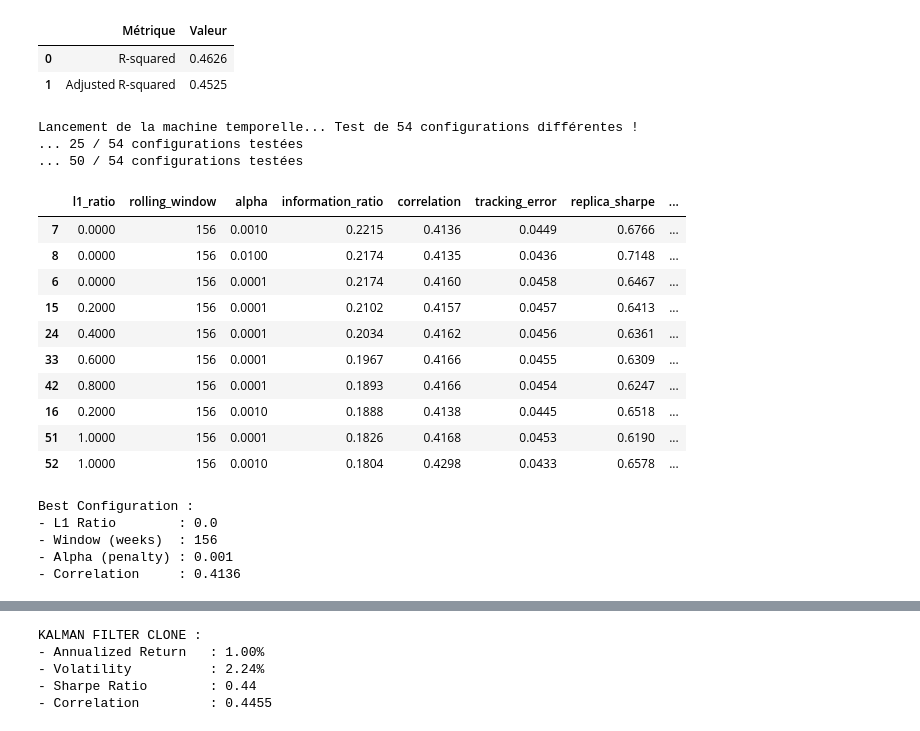
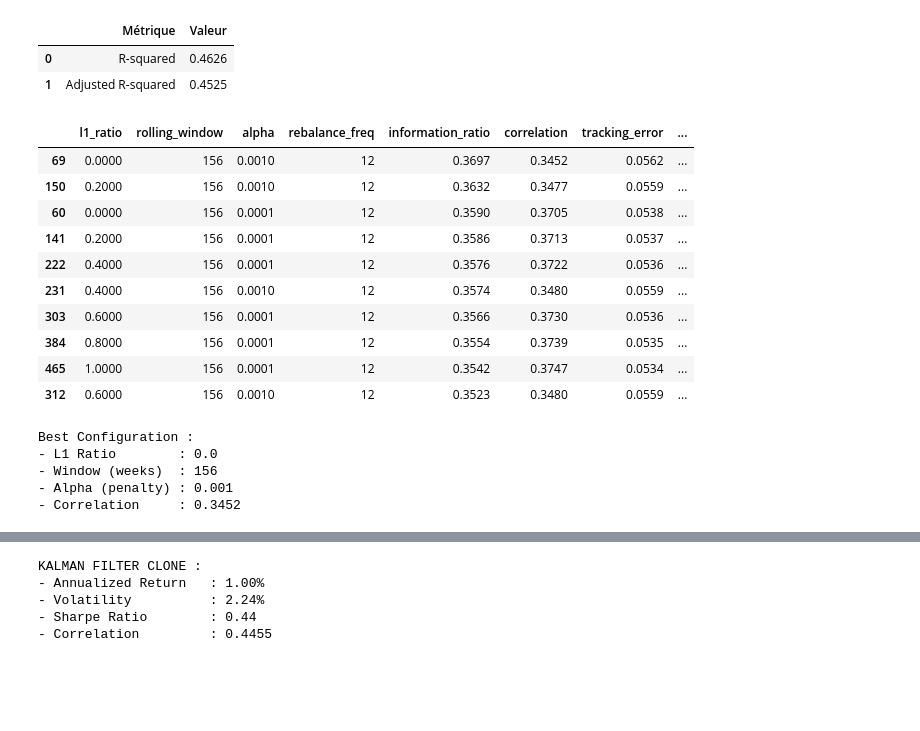
Before and after one commit to Smael-olk/Fintech, a Jupyter notebook: Business Case 3/Portfolio_Replica_Maxence.ipynb, the cells around one changed output, grey strips where cells are left out. Cells and saved outputs as stored; diff of their text form; code cells hidden in the pictures; blank space fills up the shorter version.

```diff
--- a/Business Case 3/Portfolio_Replica_Maxence.ipynb
+++ b/Business Case 3/Portfolio_Replica_Maxence.ipynb
@@ -933,63 +949,53 @@ def run_elastic_net_normalized(l1_ratio, rolling_window, alpha, transaction_cost
 from itertools import product
 from IPython.display import display
 
 # 13. SUPER GRID SEARCH
 
 # Can add rolling fees here
 
 results_normalized = []
 
-total_combinations = len(l1_ratios) * len(rolling_windows) * len(alphas)
-print(f"Lancement de la machine temporelle... Test de {total_combinations} configurations différentes !")
-
 # Loop for each combination of hyperparameters
-for i, (l1_ratio, rolling_window, alpha) in enumerate(product(l1_ratios, rolling_windows, alphas)):
-
-    if i % 25 == 0 and i > 0:
-        print(f"... {i} / {total_combinations} configurations testées")
-
-    result = run_elastic_net_normalized(l1_ratio, rolling_window, alpha, transaction_cost_rate)
+for i, (l1_ratio, rolling_window, alpha, rebalance_freq, top_k_features) in enumerate(product(l1_ratios, rolling_windows, alphas, rebalance_frequencies, top_k_features_list)):
+    result = run_elastic_net_normalized(l1_ratio, rolling_window, alpha, rebalance_freq, top_k_features)
     results_normalized.append(result)
 
 # Final results processing and display
 results_df_normalized = pd.DataFrame(results_normalized)
 sorted_results_normalized = results_df_normalized.sort_values(by='information_ratio', ascending=False)
 
 
 columns_to_display = [
-    'l1_ratio', 'rolling_window', 'alpha',
+    'l1_ratio', 'rolling_window', 'alpha', 'rebalance_freq',
     'information_ratio', 'correlation', 'tracking_error', 'replica_sharpe',
-    'avg_turnover'
+    'avg_turnover', 'top_k_features'
 ]
 display(sorted_results_normalized[columns_to_display].head(10))
 
 # Best configuration summary
 best_config_normalized = sorted_results_normalized.iloc[0]
 print("\nBest Configuration :")
 print(f"- L1 Ratio        : {best_config_normalized['l1_ratio']}")
 print(f"- Window (weeks)  : {best_config_normalized['rolling_window']}")
 print(f"- Alpha (penalty) : {best_config_normalized['alpha']}")
 print(f"- Correlation     : {best_config_normalized['correlation']:.4f}")
 # %% [output]
+|  | l1_ratio | rolling_window | alpha | rebalance_freq | information_ratio | correlation | tracking_error | ... |
+| 69 | 0.0000 | 156 | 0.0010 | 12 | 0.3697 | 0.3452 | 0.0562 | ... |
+| 150 | 0.2000 | 156 | 0.0010 | 12 | 0.3632 | 0.3477 | 0.0559 | ... |
+| 60 | 0.0000 | 156 | 0.0001 | 12 | 0.3590 | 0.3705 | 0.0538 | ... |
+| 141 | 0.2000 | 156 | 0.0001 | 12 | 0.3586 | 0.3713 | 0.0537 | ... |
+| 222 | 0.4000 | 156 | 0.0001 | 12 | 0.3576 | 0.3722 | 0.0536 | ... |
+| 231 | 0.4000 | 156 | 0.0010 | 12 | 0.3574 | 0.3480 | 0.0559 | ... |
+| 303 | 0.6000 | 156 | 0.0001 | 12 | 0.3566 | 0.3730 | 0.0536 | ... |
+| 384 | 0.8000 | 156 | 0.0001 | 12 | 0.3554 | 0.3739 | 0.0535 | ... |
+| 465 | 1.0000 | 156 | 0.0001 | 12 | 0.3542 | 0.3747 | 0.0534 | ... |
+| 312 | 0.6000 | 156 | 0.0010 | 12 | 0.3523 | 0.3480 | 0.0559 | ... |
-Lancement de la machine temporelle... Test de 54 configurations différentes !
-... 25 / 54 configurations testées
-... 50 / 54 configurations testées
+Best Configuration :
+- L1 Ratio        : 0.0
+- Window (weeks)  : 156
+- Alpha (penalty) : 0.001
+- Correlation     : 0.3452
-|  | l1_ratio | rolling_window | alpha | information_ratio | correlation | tracking_error | replica_sharpe | ... |
-| 7 | 0.0000 | 156 | 0.0010 | 0.2215 | 0.4136 | 0.0449 | 0.6766 | ... |
-| 8 | 0.0000 | 156 | 0.0100 | 0.2174 | 0.4135 | 0.0436 | 0.7148 | ... |
-| 6 | 0.0000 | 156 | 0.0001 | 0.2174 | 0.4160 | 0.0458 | 0.6467 | ... |
-| 15 | 0.2000 | 156 | 0.0001 | 0.2102 | 0.4157 | 0.0457 | 0.6413 | ... |
-| 24 | 0.4000 | 156 | 0.0001 | 0.2034 | 0.4162 | 0.0456 | 0.6361 | ... |
-| 33 | 0.6000 | 156 | 0.0001 | 0.1967 | 0.4166 | 0.0455 | 0.6309 | ... |
-| 42 | 0.8000 | 156 | 0.0001 | 0.1893 | 0.4166 | 0.0454 | 0.6247 | ... |
-| 16 | 0.2000 | 156 | 0.0010 | 0.1888 | 0.4138 | 0.0445 | 0.6518 | ... |
-| 51 | 1.0000 | 156 | 0.0001 | 0.1826 | 0.4168 | 0.0453 | 0.6190 | ... |
-| 52 | 1.0000 | 156 | 0.0010 | 0.1804 | 0.4298 | 0.0433 | 0.6578 | ... |
-Best Configuration :
-- L1 Ratio        : 0.0
-- Window (weeks)  : 156
-- Alpha (penalty) : 0.001
-- Correlation     : 0.4136
 # %%
 # 14. BEST CONFIGURATION ANALYSIS & VISUALIZATION
 
```
Also changed, not shown: parts of 7 cells of this notebook.
